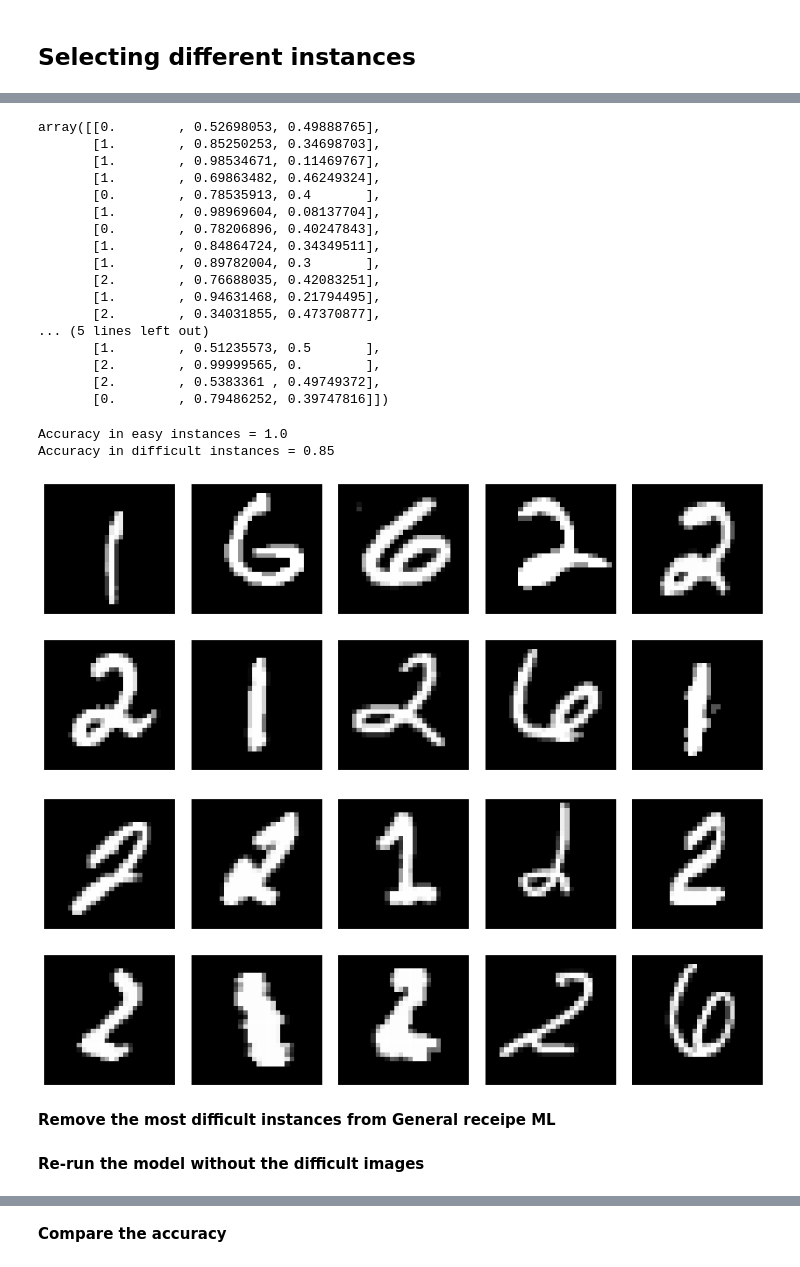
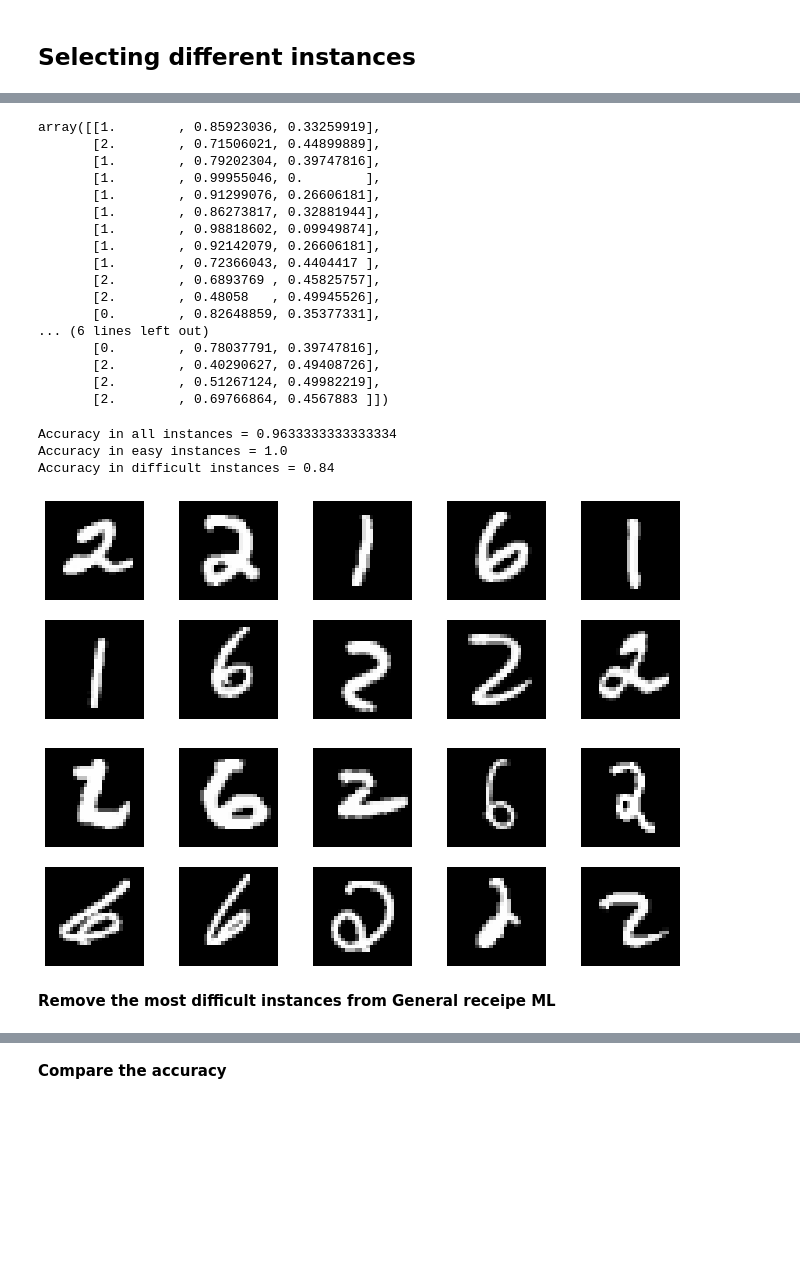
Before and after one commit to carlos20160984/ET5003_SEM1_2021-2, a Jupyter notebook: Etivity_1_Carlos_Santiago.ipynb, the cells around one changed output, grey strips where cells are left out. Cells and saved outputs as stored; diff of their text form; code cells hidden in the pictures; blank space fills up the shorter version.

```diff
--- a/Etivity_1_Carlos_Santiago.ipynb
+++ b/Etivity_1_Carlos_Santiago.ipynb
@@ -264,7 +258,7 @@ classes
 [1, 2, 6]
 # %%
 # The number of instances we'll keep for each of our 3 digits:
-inst_class = 1500
+inst_class = 1000
 
 inputs=[]
 labels=[]
@@ -473,7 +476,7 @@ with pm.Model() as multi_logistic:
     observed = pm.Multinomial('likelihood', p=p, n=1, observed=y_2_bin)
 # %%
 with multi_logistic:
-   approx = pm.fit(10000, method='advi')
+   approx = pm.fit(5000, method='advi')
 # %% [output]
 WARNING (theano.tensor.blas): We did not find a dynamic library in the library_dir of the library we use for blas. If you use ATLAS, make sure to compile it with dynamics library.
 [interactive output not drawn]
@@ -613,25 +616,27 @@ array([[1.        , 0.51235573, 0.5       ],
 # %%
 y_predB[y_pred_log != y_val,:]
 # %% [output]
-array([[0.        , 0.52698053, 0.49888765],
-       [1.        , 0.85250253, 0.34698703],
-       [1.        , 0.98534671, 0.11469767],
-       [1.        , 0.69863482, 0.46249324],
-       [0.        , 0.78535913, 0.4       ],
-       [1.        , 0.98969604, 0.08137704],
-       [0.        , 0.78206896, 0.40247843],
-       [1.        , 0.84864724, 0.34349511],
-       [1.        , 0.89782004, 0.3       ],
-       [2.        , 0.76688035, 0.42083251],
-       [1.        , 0.94631468, 0.21794495],
-       [2.        , 0.34031855, 0.47370877],
-... (5 lines left out)
-       [1.        , 0.51235573, 0.5       ],
-       [2.        , 0.99999565, 0.        ],
-       [2.        , 0.5383361 , 0.49749372],
-       [0.        , 0.79486252, 0.39747816]])
+array([[1.        , 0.85923036, 0.33259919],
+       [2.        , 0.71506021, 0.44899889],
+       [1.        , 0.79202304, 0.39747816],
+       [1.        , 0.99955046, 0.        ],
+       [1.        , 0.91299076, 0.26606181],
+       [1.        , 0.86273817, 0.32881944],
+       [1.        , 0.98818602, 0.09949874],
+       [1.        , 0.92142079, 0.26606181],
+       [1.        , 0.72366043, 0.4404417 ],
+       [2.        , 0.6893769 , 0.45825757],
+       [2.        , 0.48058   , 0.49945526],
+       [0.        , 0.82648859, 0.35377331],
+... (6 lines left out)
+       [0.        , 0.78037791, 0.39747816],
+       [2.        , 0.40290627, 0.49408726],
+       [2.        , 0.51267124, 0.49982219],
+       [2.        , 0.69766864, 0.4567883 ]])
 # %%
 ## Difficult & easy instances
+
+print("Accuracy in all instances =", accuracy_score(y_pred_log, y_val))
 
 easy = np.argsort(y_predB[:,2])
 print("Accuracy in easy instances =", accuracy_score(y_pred_log[easy[0:100]], y_val[easy[0:100]]))
@@ -639,34 +644,33 @@ print("Accuracy in easy instances =", accuracy_score(y_pred_log[easy[0:100]], y_
 difficult = np.argsort(-y_predB[:,2])
 print("Accuracy in difficult instances =", accuracy_score(y_pred_log[difficult[0:100]], y_val[difficult[0:100]]))
 # %% [output]
+Accuracy in all instances = 0.9633333333333334
 Accuracy in easy instances = 1.0
-Accuracy in difficult instances = 0.85
+Accuracy in difficult instances = 0.84
+# %%
+# show 10 random 'easy' images
+fig, axs = plt.subplots(2,5, figsize=(12, 4))
+fig.subplots_adjustc
+axs = axs.ravel()
+
+for i in range(10):
+    index = easy[i]
+    image = X_val[index,:].reshape(28,28)
+    axs[i].axis('off')
+    axs[i].imshow(image,cmap="Greys_r")
+# %% [output]
+[figure, added]
 # %%
-# show 10 random 'easy' images
-fig, axs = plt.subplots(2,5, figsize=(15, 6))
+# show 10 random 'difficult' images
+fig, axs = plt.subplots(2,5, figsize=(12, 4))
 fig.subplots_adjust(hspace = .2, wspace=.001)
 axs = axs.ravel()
-
 for i in range(10):
-    index = easy[i]
+    index = difficult[i]
     image = X_val[index,:].reshape(28,28)
     axs[i].axis('off')
     axs[i].imshow(image,cmap="Greys_r")
 # %% [output]
-[figure, old version]
+[figure, new version]
-# %%
-# show 10 random 'difficult' images
-fig, axs = plt.subplots(2,5, figsize=(15, 6))
-fig.subplots_adjust(hspace = .2, wspace=.001)
-axs = axs.ravel()
-for i in range(10):
-    index = difficult[i]
-    image = X_val[index,:].reshape(28,28)
-    axs[i].axis('off')
-    axs[i].imshow(image,cmap="Greys_r")
-# %% [output]
-[figure, removed]
 # %% [markdown]
 **Remove the most difficult instances from General receipe ML**
-# %% [markdown]
-**Re-run the model without the difficult images**
```
Also changed, not shown: parts of 32 cells of this notebook.
